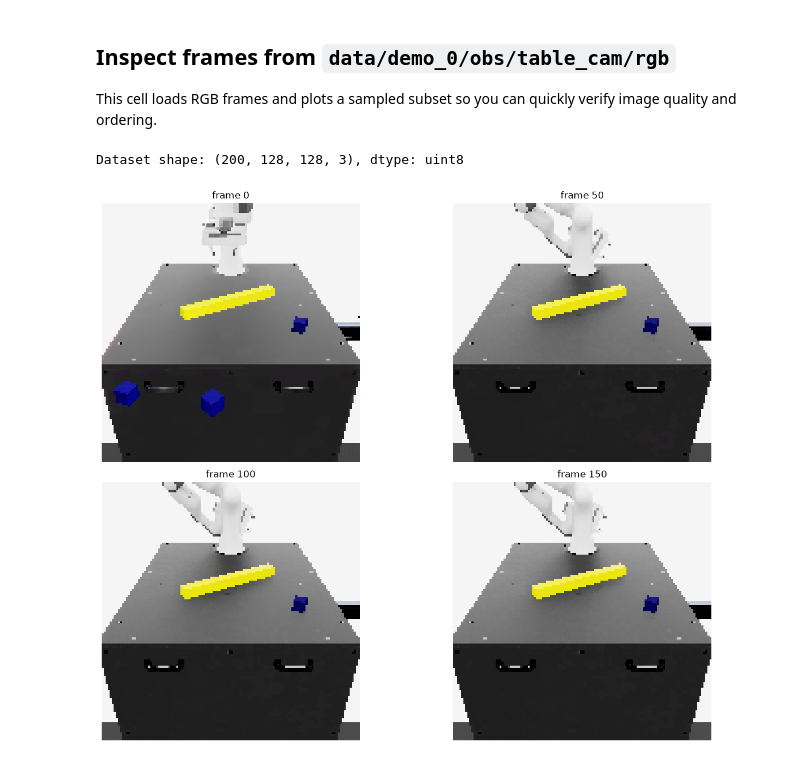
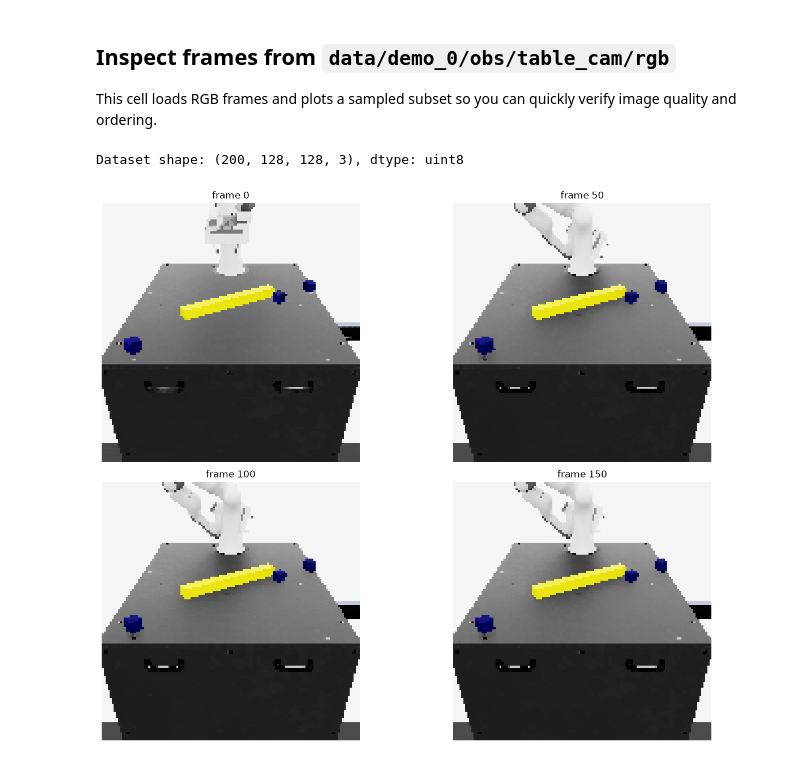
Before and after one commit to nardo7/era_bench, a Jupyter notebook: scripts/explore_dataset.ipynb, the cells around one changed output. Saved outputs shown, nothing was run; the diff lists cells and outputs as text; code cells hidden in the pictures.

```diff
--- a/scripts/explore_dataset.ipynb
+++ b/scripts/explore_dataset.ipynb
@@ -236,30 +236,30 @@ This cell loads RGB frames and plots a sampled subset so you can quickly verify
 # %%
 import matplotlib.pyplot as plt
 
 # Edit these frame indices to inspect different frames
 frame_indices = [0, 50, 100, 150]
-demo = 0
+demo = 9
 with h5py.File(dataset_path, "r") as f:
     rgb = f[f"data/demo_{demo}/obs/table_cam"]
     print(f"Dataset shape: {rgb.shape}, dtype: {rgb.dtype}")
 
     frames = rgb[()]
 
     cols = 2
     rows = int(np.ceil(len(frame_indices) / cols))
     fig, axes = plt.subplots(rows, cols, figsize=(14, 10))
     axes = np.array(axes).reshape(-1)
 
     for ax_i, idx in enumerate(frame_indices):
         axes[ax_i].imshow(frames[idx])
         axes[ax_i].set_title(f"frame {idx}", fontsize=12)
         axes[ax_i].axis("off")
 
     for ax_i in range(len(frame_indices), len(axes)):
         axes[ax_i].axis("off")
 
     plt.tight_layout()
     plt.show()
 # %% [output]
 Dataset shape: (200, 128, 128, 3), dtype: uint8
-[figure, old version]
+[figure, new version]
```
Also changed, not shown: parts of 2 cells of this notebook, 4 other files.
